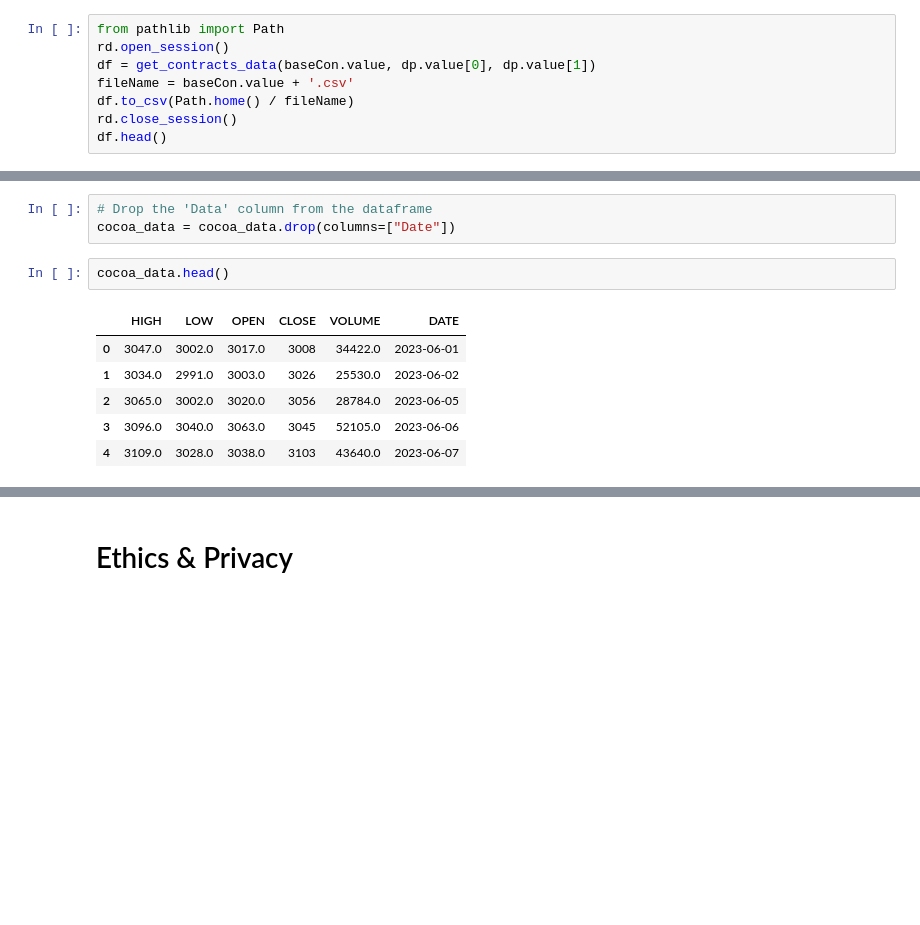
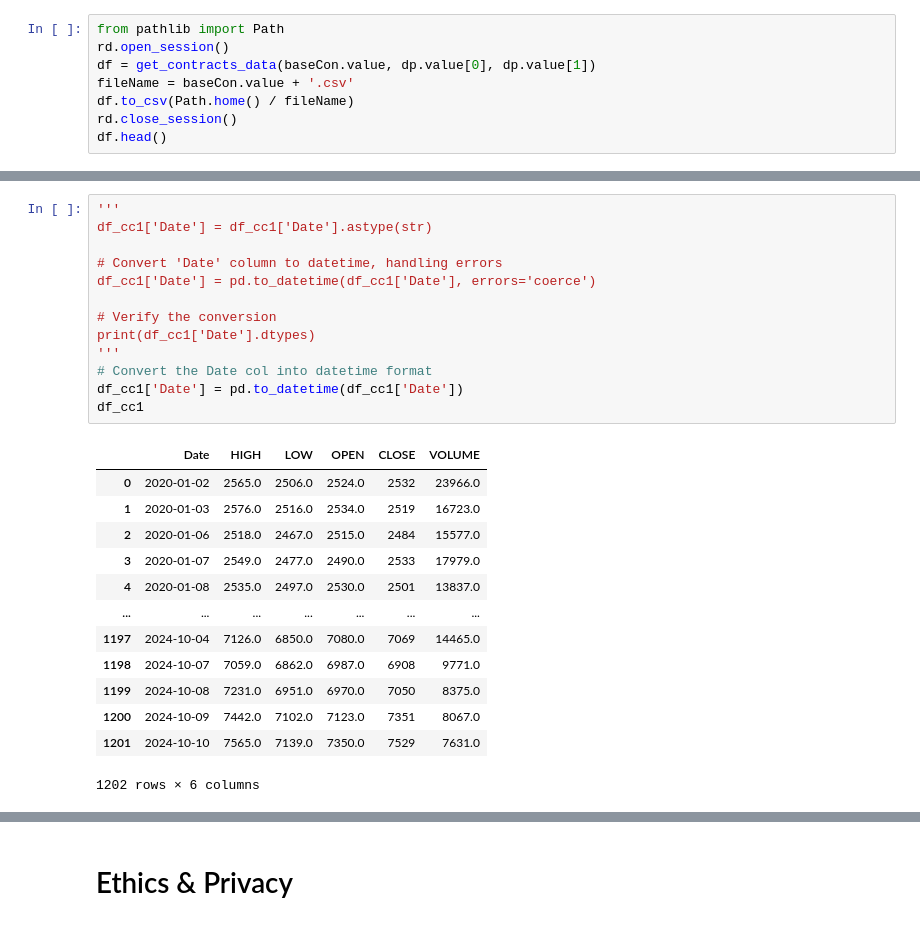
Before and after one commit to jak-weston/Cocoa-Futures-Analysis, a Jupyter notebook: DataCheckpoint_Group142-FA24.ipynb, the cells around one changed output, grey strips where cells are left out. Drawn from its saved outputs; the diff is of its cells as text; blank space fills up the shorter version.

```diff
--- a/DataCheckpoint_Group142-FA24.ipynb
+++ b/DataCheckpoint_Group142-FA24.ipynb
@@ -368,12 +336,27 @@ cocoa_data.head()
-# %%
-# Drop the 'Data' column from the dataframe
-cocoa_data = cocoa_data.drop(columns=["Date"])
-# %%
-cocoa_data.head()
-# %% [output]
-|  | HIGH | LOW | OPEN | CLOSE | VOLUME | DATE |
-| 0 | 3047.0 | 3002.0 | 3017.0 | 3008 | 34422.0 | 2023-06-01 |
-| 1 | 3034.0 | 2991.0 | 3003.0 | 3026 | 25530.0 | 2023-06-02 |
-| 2 | 3065.0 | 3002.0 | 3020.0 | 3056 | 28784.0 | 2023-06-05 |
-| 3 | 3096.0 | 3040.0 | 3063.0 | 3045 | 52105.0 | 2023-06-06 |
-| 4 | 3109.0 | 3028.0 | 3038.0 | 3103 | 43640.0 | 2023-06-07 |
+# %%
+'''
+df_cc1['Date'] = df_cc1['Date'].astype(str)
+
+# Convert 'Date' column to datetime, handling errors
+df_cc1['Date'] = pd.to_datetime(df_cc1['Date'], errors='coerce')
+
+# Verify the conversion
+print(df_cc1['Date'].dtypes)
+'''
+# Convert the Date col into datetime format
+df_cc1['Date'] = pd.to_datetime(df_cc1['Date'])
+df_cc1
+# %% [output]
+|  | Date | HIGH | LOW | OPEN | CLOSE | VOLUME |
+| 0 | 2020-01-02 | 2565.0 | 2506.0 | 2524.0 | 2532 | 23966.0 |
+| 1 | 2020-01-03 | 2576.0 | 2516.0 | 2534.0 | 2519 | 16723.0 |
+| 2 | 2020-01-06 | 2518.0 | 2467.0 | 2515.0 | 2484 | 15577.0 |
+| 3 | 2020-01-07 | 2549.0 | 2477.0 | 2490.0 | 2533 | 17979.0 |
+| 4 | 2020-01-08 | 2535.0 | 2497.0 | 2530.0 | 2501 | 13837.0 |
+| ... | ... | ... | ... | ... | ... | ... |
+| 1197 | 2024-10-04 | 7126.0 | 6850.0 | 7080.0 | 7069 | 14465.0 |
+| 1198 | 2024-10-07 | 7059.0 | 6862.0 | 6987.0 | 6908 | 9771.0 |
+| 1199 | 2024-10-08 | 7231.0 | 6951.0 | 6970.0 | 7050 | 8375.0 |
+| 1200 | 2024-10-09 | 7442.0 | 7102.0 | 7123.0 | 7351 | 8067.0 |
+| 1201 | 2024-10-10 | 7565.0 | 7139.0 | 7350.0 | 7529 | 7631.0 |
+1202 rows × 6 columns
```
Also changed, not shown: parts of 12 cells of this notebook, 5 other files.
